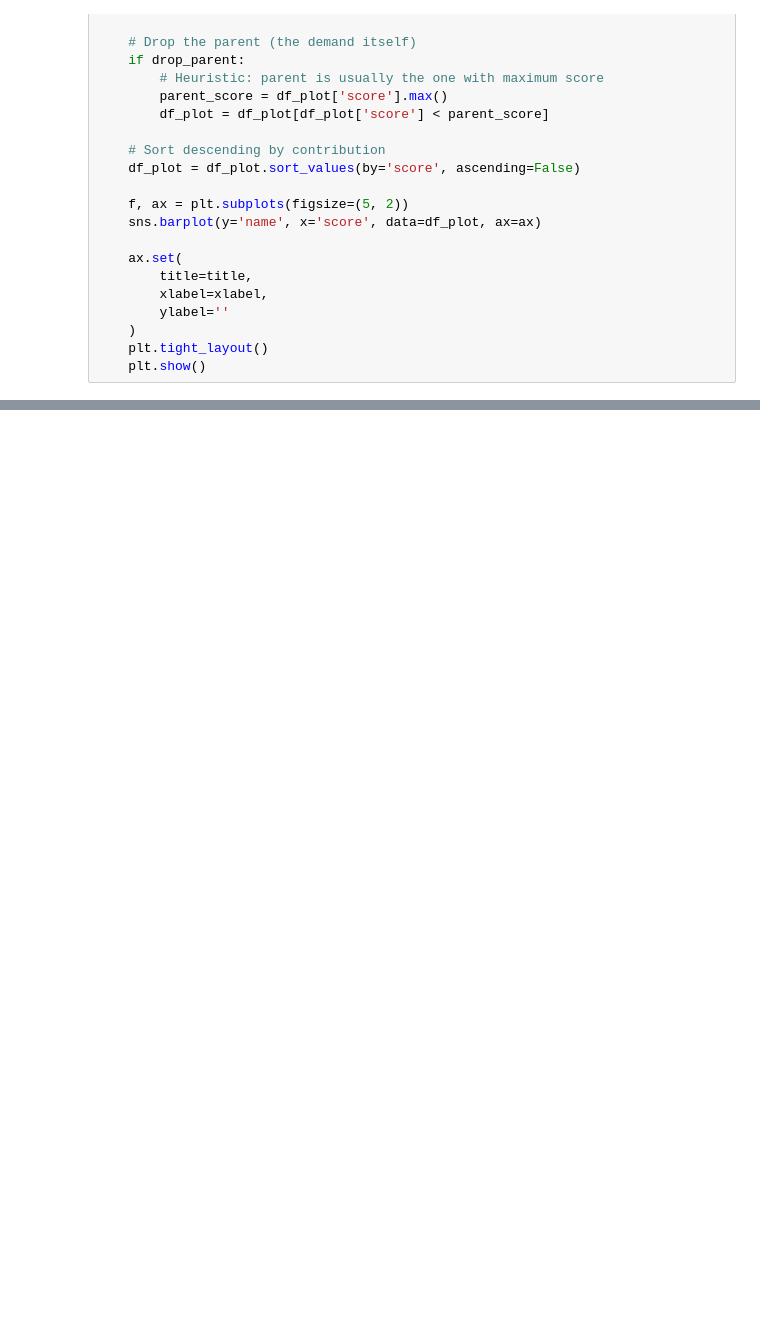
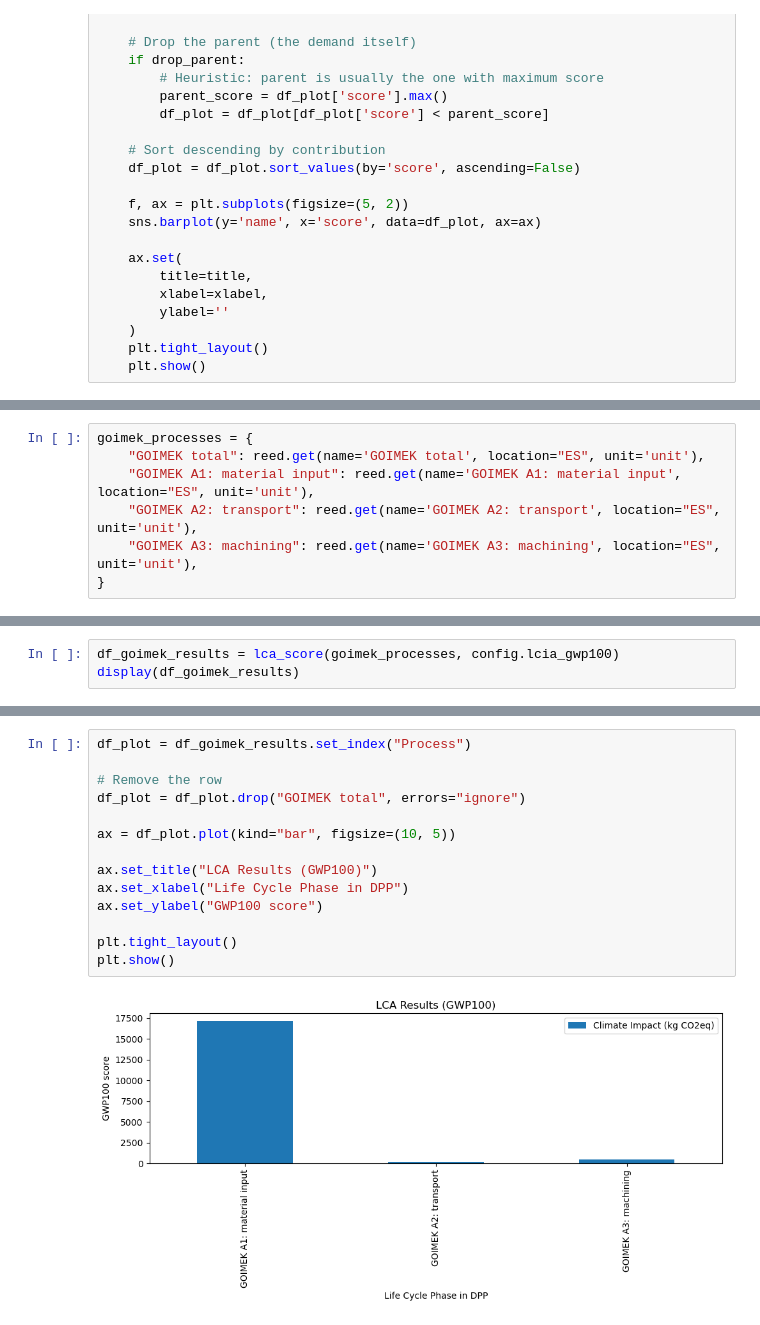
Before and after one commit to 20lca/reed, a Jupyter notebook: scripts/01_REED_analysis.ipynb, the cells around one changed output, grey strips where cells are left out. Drawn from its saved outputs; the diff is of its cells as text; blank space fills up the shorter version.

```diff
--- a/scripts/01_REED_analysis.ipynb
+++ b/scripts/01_REED_analysis.ipynb
@@ -325 +355,8 @@ def plot_contribution(df,
+# %%
+goimek_processes = {
+    "GOIMEK total": reed.get(name='GOIMEK total', location="ES", unit='unit'),
+    "GOIMEK A1: material input": reed.get(name='GOIMEK A1: material input', location="ES", unit='unit'),
+    "GOIMEK A2: transport": reed.get(name='GOIMEK A2: transport', location="ES", unit='unit'),
+    "GOIMEK A3: machining": reed.get(name='GOIMEK A3: machining', location="ES", unit='unit'),
+}
 # %% [markdown]
@@ -329,0 +382,3 @@ display(df_results)
+# %%
+df_goimek_results = lca_score(goimek_processes, config.lcia_gwp100)
+display(df_goimek_results)
@@ -380 +445,17 @@ plt.show()
+# %%
+df_plot = df_goimek_results.set_index("Process")
+
+# Remove the row
+df_plot = df_plot.drop("GOIMEK total", errors="ignore")
+
+ax = df_plot.plot(kind="bar", figsize=(10, 5))
+
+ax.set_title("LCA Results (GWP100)")
+ax.set_xlabel("Life Cycle Phase in DPP")
+ax.set_ylabel("GWP100 score")
+
+plt.tight_layout()
+plt.show()
+# %% [output]
+[figure, added]
 # %% [markdown]
```
Also changed, not shown: parts of 44 cells of this notebook, 1 other file.
